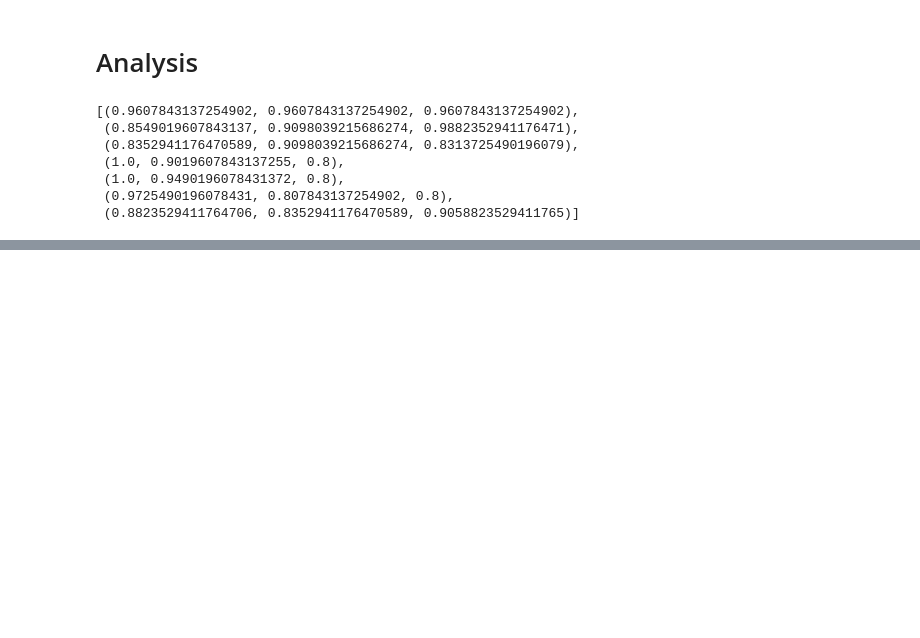
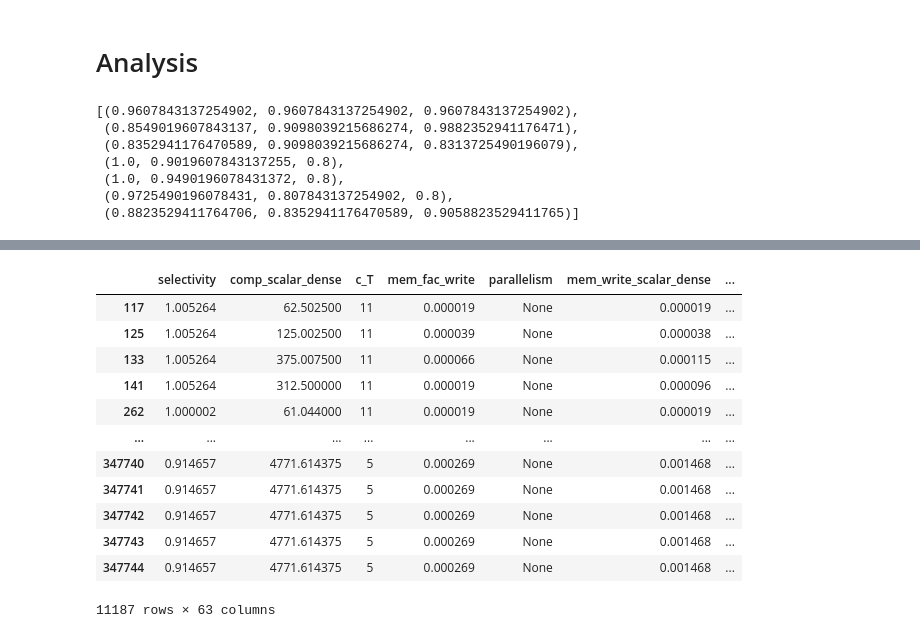
Before and after one commit to ptemarvelde/amalur-experiments, a Jupyter notebook: results/full_1/statistical.ipynb, the cells around one changed output, grey strips where cells are left out. Saved outputs shown, nothing was run; the diff lists cells and outputs as text; code cells hidden in the pictures; blank space fills up the shorter version.

```diff
--- a/results/full_1/statistical.ipynb
+++ b/results/full_1/statistical.ipynb
@@ -548 +548,17 @@ f.tight_layout()
+# %%
+X_validate
+# %% [output]
+|  | selectivity | comp_scalar_dense | c_T | mem_fac_write | parallelism | mem_write_scalar_dense | ... |
+| 117 | 1.005264 | 62.502500 | 11 | 0.000019 | None | 0.000019 | ... |
+| 125 | 1.005264 | 125.002500 | 11 | 0.000039 | None | 0.000038 | ... |
+| 133 | 1.005264 | 375.007500 | 11 | 0.000066 | None | 0.000115 | ... |
+| 141 | 1.005264 | 312.500000 | 11 | 0.000019 | None | 0.000096 | ... |
+| 262 | 1.000002 | 61.044000 | 11 | 0.000019 | None | 0.000019 | ... |
+| ... | ... | ... | ... | ... | ... | ... | ... |
+| 347740 | 0.914657 | 4771.614375 | 5 | 0.000269 | None | 0.001468 | ... |
+| 347741 | 0.914657 | 4771.614375 | 5 | 0.000269 | None | 0.001468 | ... |
+| 347742 | 0.914657 | 4771.614375 | 5 | 0.000269 | None | 0.001468 | ... |
+| 347743 | 0.914657 | 4771.614375 | 5 | 0.000269 | None | 0.001468 | ... |
+| 347744 | 0.914657 | 4771.614375 | 5 | 0.000269 | None | 0.001468 | ... |
+11187 rows × 63 columns
 # %%
```
Also changed, not shown: parts of 19 cells of this notebook, 5 other files.
